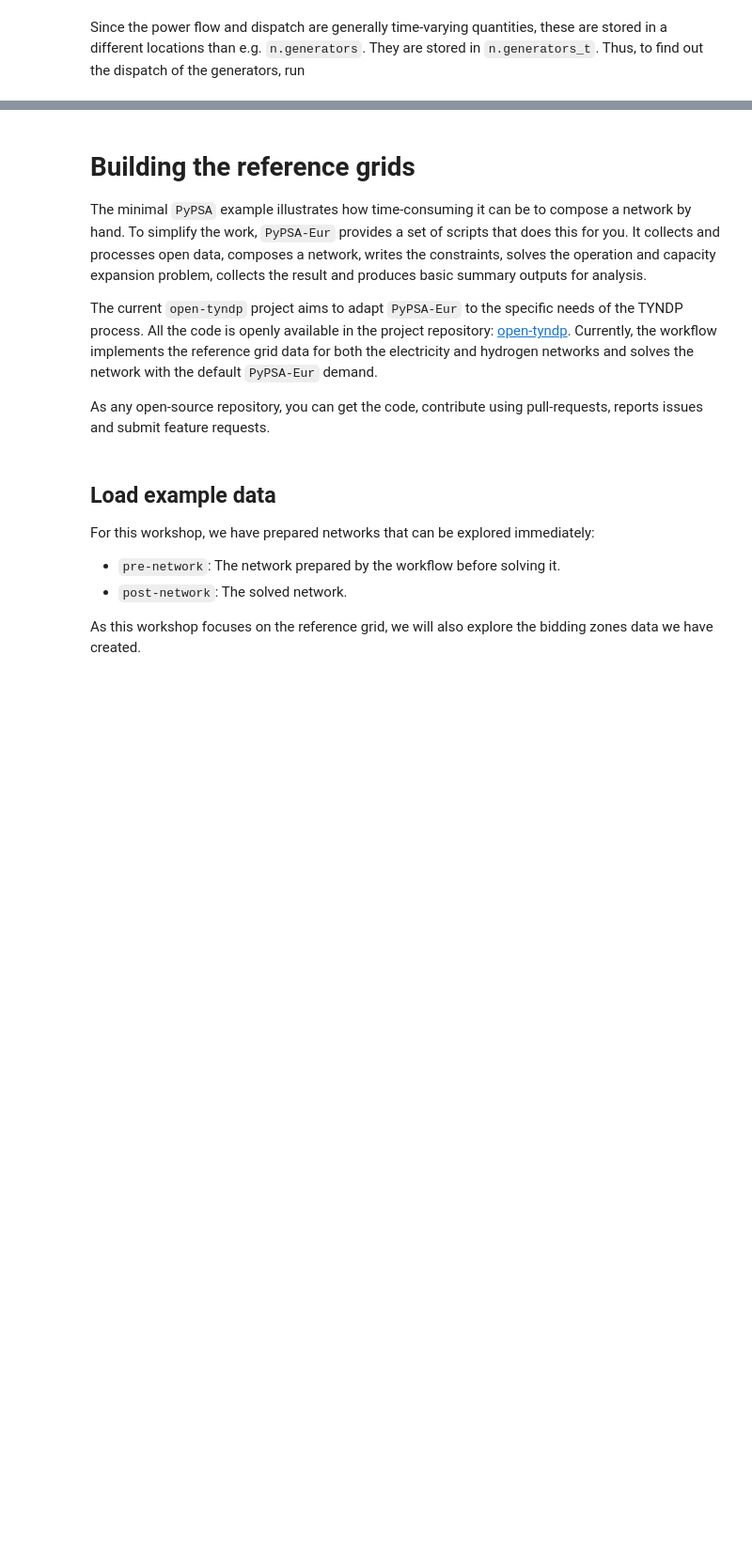
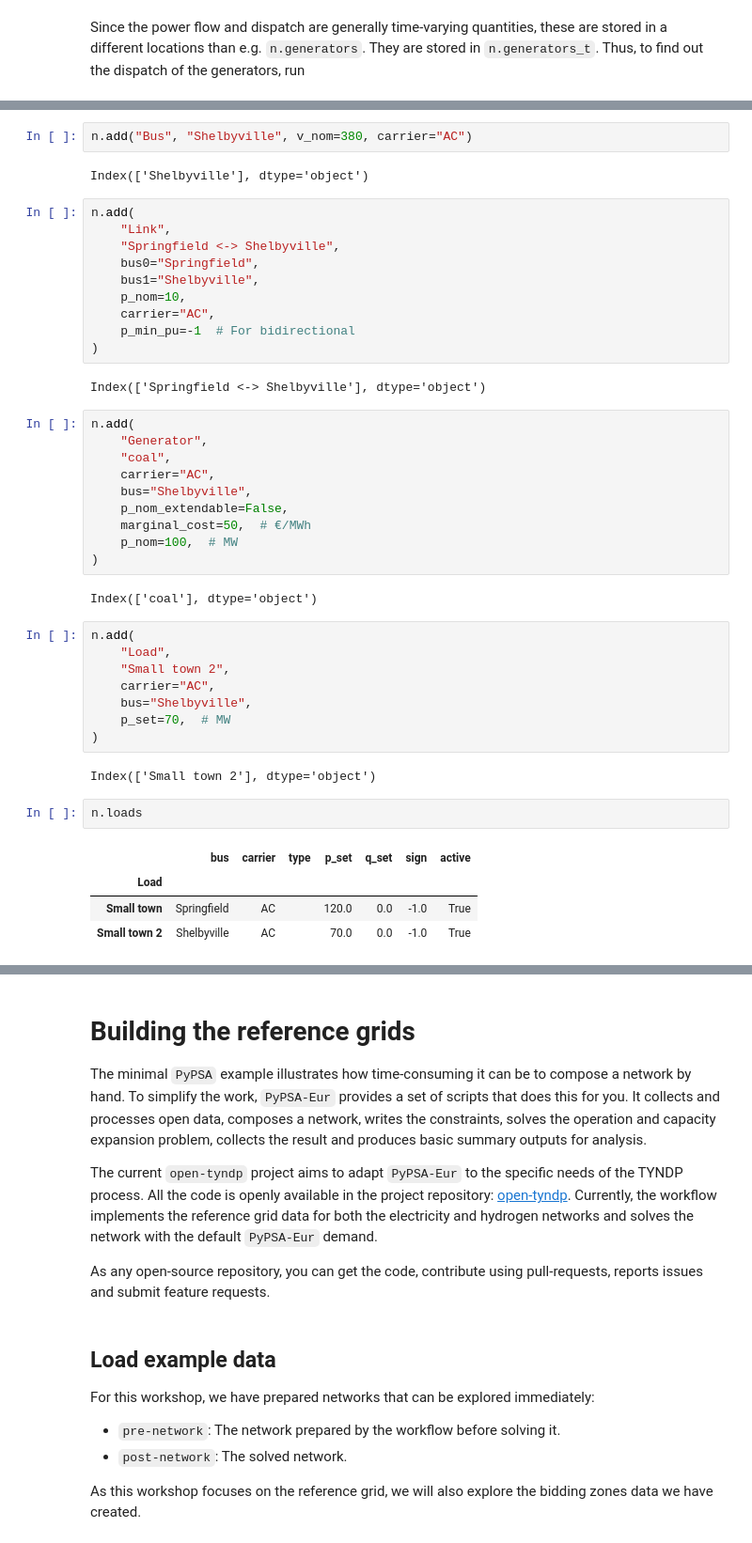
Before and after one commit to open-energy-transition/open-tyndp-workshops, a Jupyter notebook: open-tyndp-workshops/20250409-workshop-pypsa-01.ipynb, the cells around one changed output, grey strips where cells are left out. Shown at 94% size. Cells and saved outputs as stored; diff of their text form; blank space fills up the shorter version.

```diff
--- a/open-tyndp-workshops/20250409-workshop-pypsa-01.ipynb
+++ b/open-tyndp-workshops/20250409-workshop-pypsa-01.ipynb
@@ -283,0 +430,45 @@ n.model.objective
+# %%
+n.add("Bus", "Shelbyville", v_nom=380, carrier="AC")
+# %% [output]
+Index(['Shelbyville'], dtype='object')
+# %%
+n.add(
+    "Link",
+    "Springfield <-> Shelbyville",
+    bus0="Springfield",
+    bus1="Shelbyville",
+    p_nom=10,
+    carrier="AC",
+    p_min_pu=-1  # For bidirectional
+)
+# %% [output]
+Index(['Springfield <-> Shelbyville'], dtype='object')
+# %%
+n.add(
+    "Generator",
+    "coal",
+    carrier="AC",
+    bus="Shelbyville",
+    p_nom_extendable=False,
+    marginal_cost=50,  # €/MWh
+    p_nom=100,  # MW
+)
+# %% [output]
+Index(['coal'], dtype='object')
+# %%
+n.add(
+    "Load",
+    "Small town 2",
+    carrier="AC",
+    bus="Shelbyville",
+    p_set=70,  # MW
+)
+# %% [output]
+Index(['Small town 2'], dtype='object')
+# %%
+n.loads
+# %% [output]
+|  | bus | carrier | type | p_set | q_set | sign | active |
+| Load |  |  |  |  |  |  |  |
+| Small town | Springfield | AC |  | 120.0 | 0.0 | -1.0 | True |
+| Small town 2 | Shelbyville | AC |  | 70.0 | 0.0 | -1.0 | True |
```
Also changed, not shown: parts of 78 cells of this notebook.
